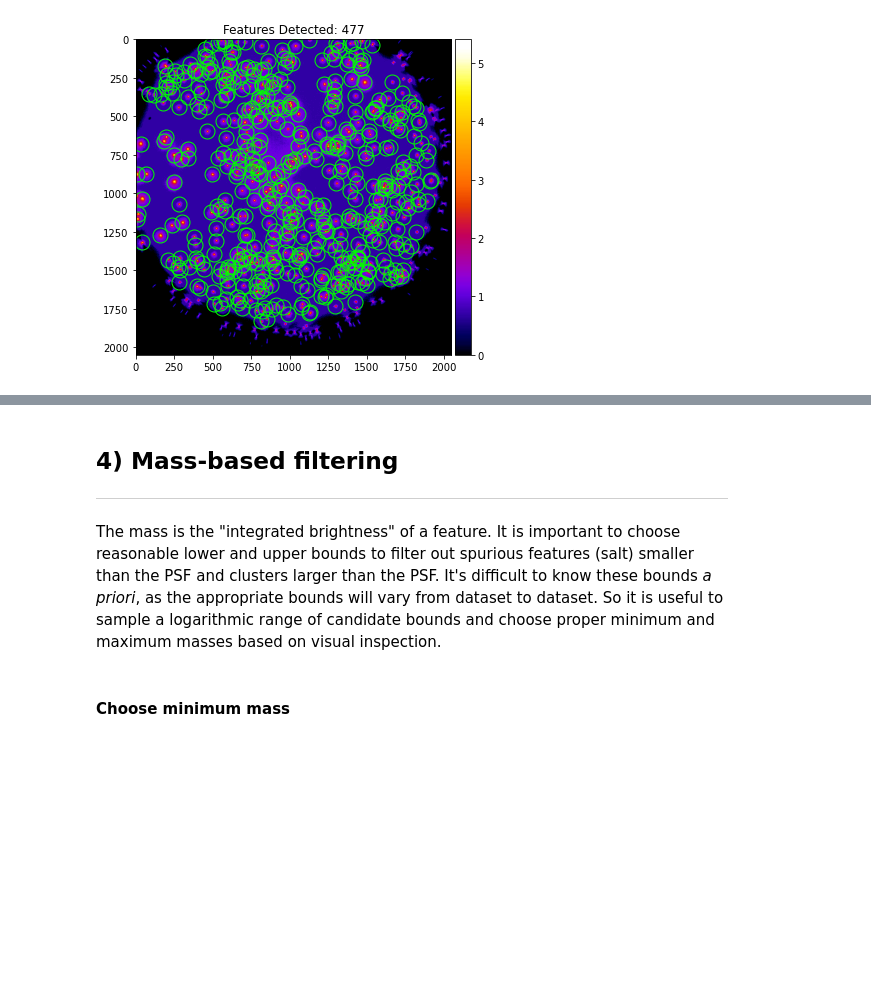
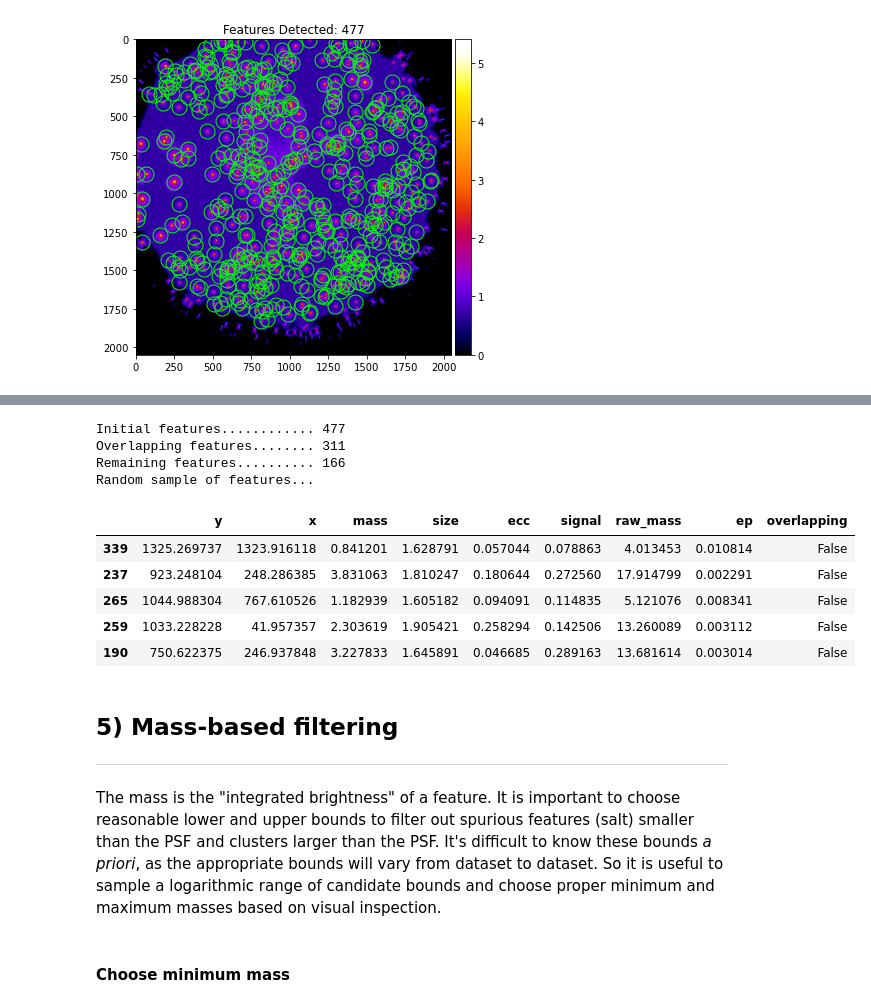
Before and after one commit to hoogenboom-group/PSF-Extractor, a Jupyter notebook: notebooks/walkthrough.ipynb, the cells around one changed output, grey strips where cells are left out. Cells and saved outputs as stored; diff of their text form; code cells hidden in the pictures; blank space fills up the shorter version.

```diff
--- a/notebooks/walkthrough.ipynb
+++ b/notebooks/walkthrough.ipynb
@@ -122,5 +138,29 @@ plot_mip(mip, features=df_features)
+# %%
+# Add overlap
+features['overlapping'] = features.index.isin(overlapping)
+
+# Output
+out = f"""\
+Initial features............ {len(features):.0f}
+Overlapping features........ {len(features.loc[features['overlapping'] == True]):.0f}
+Remaining features.......... {len(features.loc[features['overlapping'] == False]):.0f}
+Random sample of features...
+"""
+print(out)
+features.loc[features['overlapping'] == False].sample(5)
+# %% [output]
+Initial features............ 477
+Overlapping features........ 311
+Remaining features.......... 166
+Random sample of features...
+|  | y | x | mass | size | ecc | signal | raw_mass | ep | overlapping |
+| 339 | 1325.269737 | 1323.916118 | 0.841201 | 1.628791 | 0.057044 | 0.078863 | 4.013453 | 0.010814 | False |
+| 237 | 923.248104 | 248.286385 | 3.831063 | 1.810247 | 0.180644 | 0.272560 | 17.914799 | 0.002291 | False |
+| 265 | 1044.988304 | 767.610526 | 1.182939 | 1.605182 | 0.094091 | 0.114835 | 5.121076 | 0.008341 | False |
+| 259 | 1033.228228 | 41.957357 | 2.303619 | 1.905421 | 0.258294 | 0.142506 | 13.260089 | 0.003112 | False |
+| 190 | 750.622375 | 246.937848 | 3.227833 | 1.645891 | 0.046685 | 0.289163 | 13.681614 | 0.003014 | False |
 # %% [markdown]
-## 4) Mass-based filtering
+## 5) Mass-based filtering
 ---
 
 The mass is the "integrated brightness" of a feature. It is important to choose reasonable lower and upper bounds to filter out spurious features (salt) smaller than the PSF and clusters larger than the PSF. It's difficult to know these bounds _a priori_, as the appropriate bounds will vary from dataset to dataset. So it is useful to sample a logarithmic range of candidate bounds and choose proper minimum and maximum masses based on visual inspection.
```
Also changed, not shown: parts of 24 cells of this notebook.
